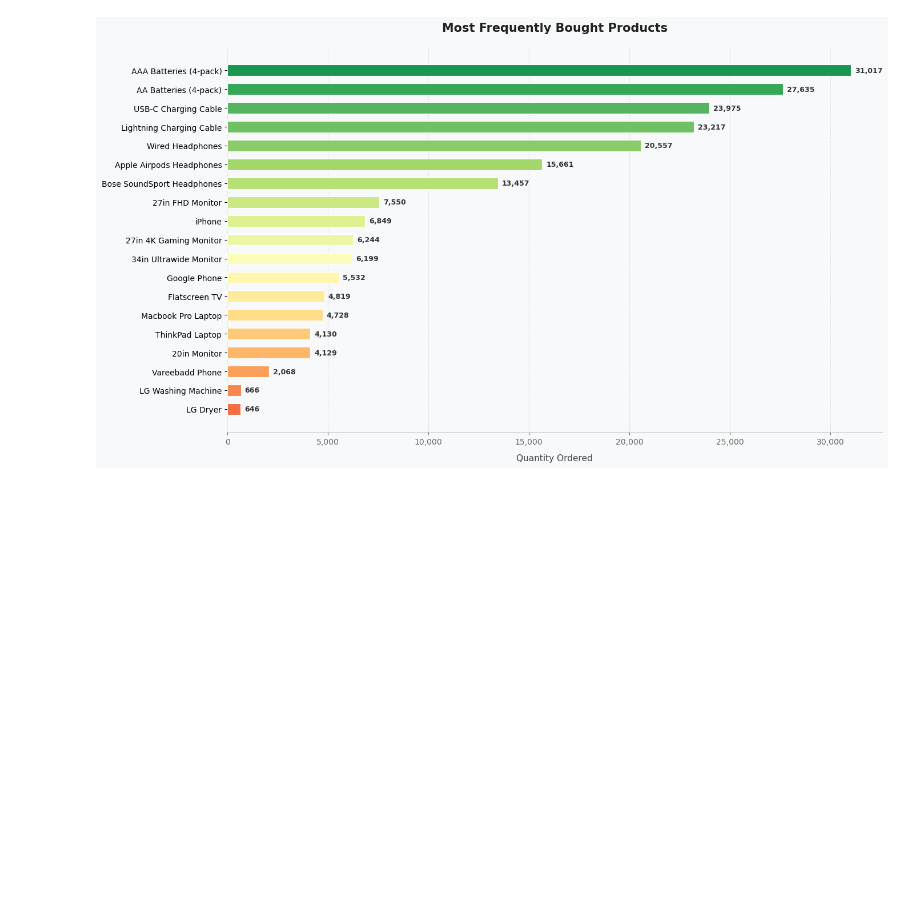
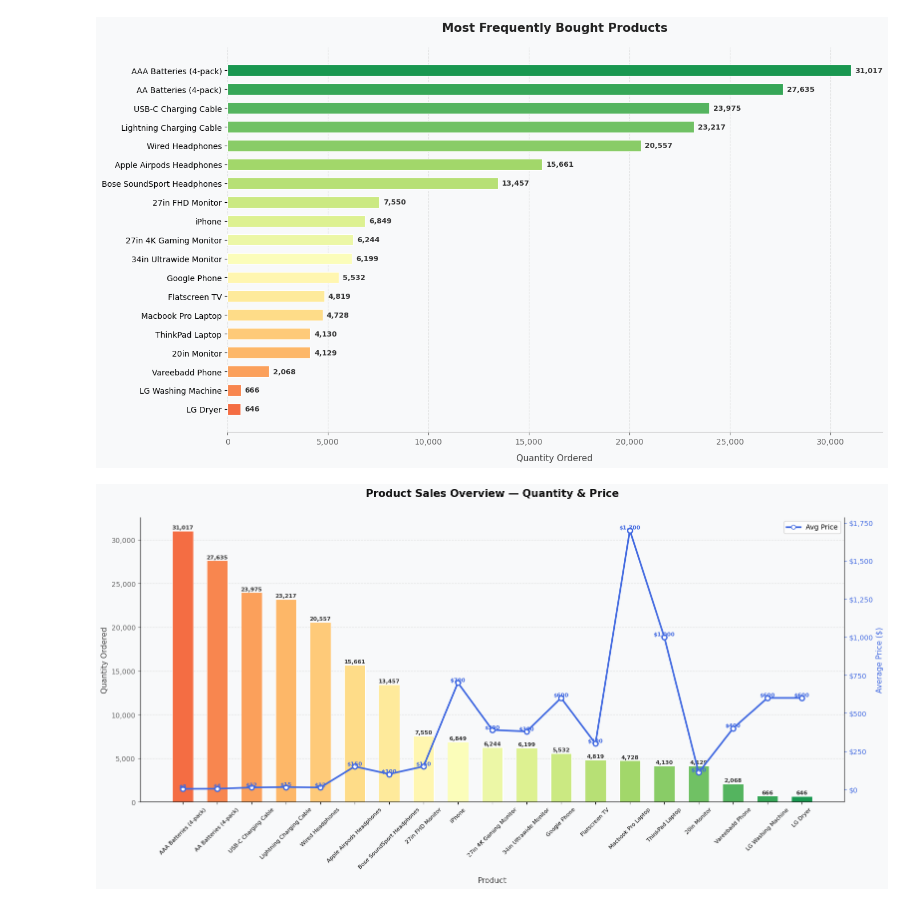
Before and after one commit to tobezhanabi/Sales-Analysis, a Jupyter notebook: salesAnalysis.ipynb, the cells around one changed output. Drawn from its saved outputs; the diff is of its cells as text; code cells hidden in the pictures; blank space fills up the shorter version.

```diff
--- a/salesAnalysis.ipynb
+++ b/salesAnalysis.ipynb
@@ -453,3 +453,68 @@ plt.tight_layout()
 plt.show()
 # %% [output]
 [figure]
+# %%
+product_group = all_data.groupby('Product')
+quantity_ordered = product_group.sum(numeric_only=True)['Quantity Ordered'].sort_values(ascending=False)
+prices = all_data.groupby('Product').mean(numeric_only=True)['Price Each']
+
+# Align prices to sorted quantity order
+prices_aligned = prices[quantity_ordered.index]
+
+products = list(quantity_ordered.index)
+values = list(quantity_ordered.values)
+price_values = list(prices_aligned.values)
+
+colors = plt.cm.RdYlGn(np.linspace(0.2, 0.9, len(products)))
+
+fig, ax1 = plt.subplots(figsize=(16, 8))
+fig.patch.set_facecolor('#f8f9fa')
+ax1.set_facecolor('#f8f9fa')
+
+# --- Bar chart: Quantity ---
+bars = ax1.bar(products, values, color=colors, edgecolor='white', linewidth=0.8, width=0.6, zorder=2)
+
+for bar, val in zip(bars, values):
+    ax1.text(bar.get_x() + bar.get_width() / 2, bar.get_height() + 100,
+             f'{val:,}', ha='center', va='bottom', fontsize=8, fontweight='bold', color='#333333')
+
+ax1.set_xlabel('Product', fontsize=11, color='#444444', labelpad=10)
+ax1.set_ylabel('Quantity Ordered', fontsize=11, color='#444444')
+ax1.tick_params(axis='x', rotation=45, labelsize=8)
+ax1.tick_params(axis='y', colors='#666666')
+ax1.yaxis.set_major_formatter(mticker.FuncFormatter(lambda x, _: f'{int(x):,}'))
+ax1.spines['top'].set_visible(False)
+ax1.spines['right'].set_visible(False)
+ax1.spines['bottom'].set_color('#cccccc')
+ax1.yaxis.grid(True, linestyle='--', alpha=0.5, color='#cccccc')
+ax1.set_axisbelow(True)
+
+# --- Line chart: Price (second y-axis) ---
+ax2 = ax1.twinx()
+ax2.plot(products, price_values, color='royalblue', linewidth=2.5,
+         marker='o', markersize=7, markerfacecolor='white',
+         markeredgecolor='royalblue', markeredgewidth=2, zorder=3, label='Avg Price')
+
+for i, (prod, val) in enumerate(zip(products, price_values)):
+    ax2.text(i, val + 8, f'${val:,.0f}', ha='center', fontsize=8,
+             color='royalblue', fontweight='bold')
+
+ax2.set_ylabel('Average Price ($)', fontsize=11, color='royalblue')
+ax2.tick_params(axis='y', colors='royalblue')
+ax2.yaxis.set_major_formatter(mticker.FuncFormatter(lambda x, _: f'${x:,.0f}'))
+ax2.spines['top'].set_visible(False)
+
+# --- Legend ---
+from matplotlib.lines import Line2D
+legend_elements = [
+    Line2D([0], [0], color='royalblue', linewidth=2.5, marker='o',
+           markerfacecolor='white', markeredgecolor='royalblue', label='Avg Price')
+]
+ax1.legend(legend_elements, ['Avg Price'], loc='upper right', fontsize=10)
+
+fig.suptitle('Product Sales Overview — Quantity & Price', fontsize=15,
+             fontweight='bold', color='#111111', y=1.01)
+plt.tight_layout()
+plt.show()
+# %% [output]
+[figure, added]
```
